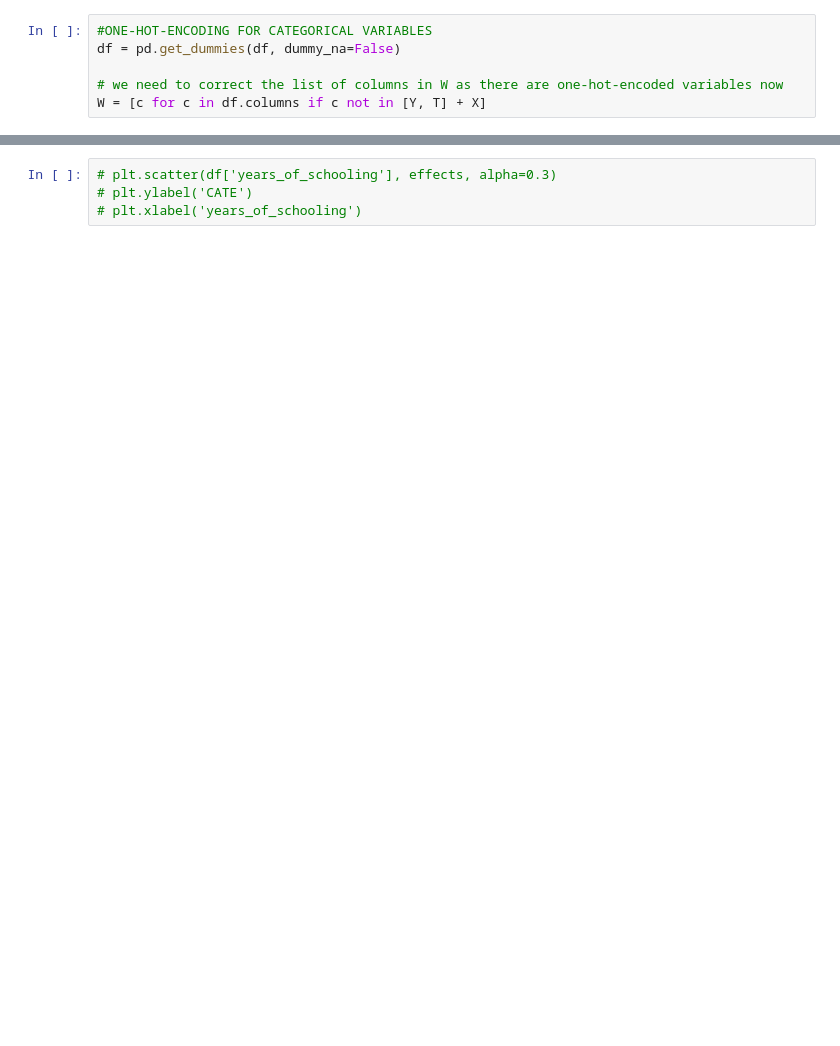
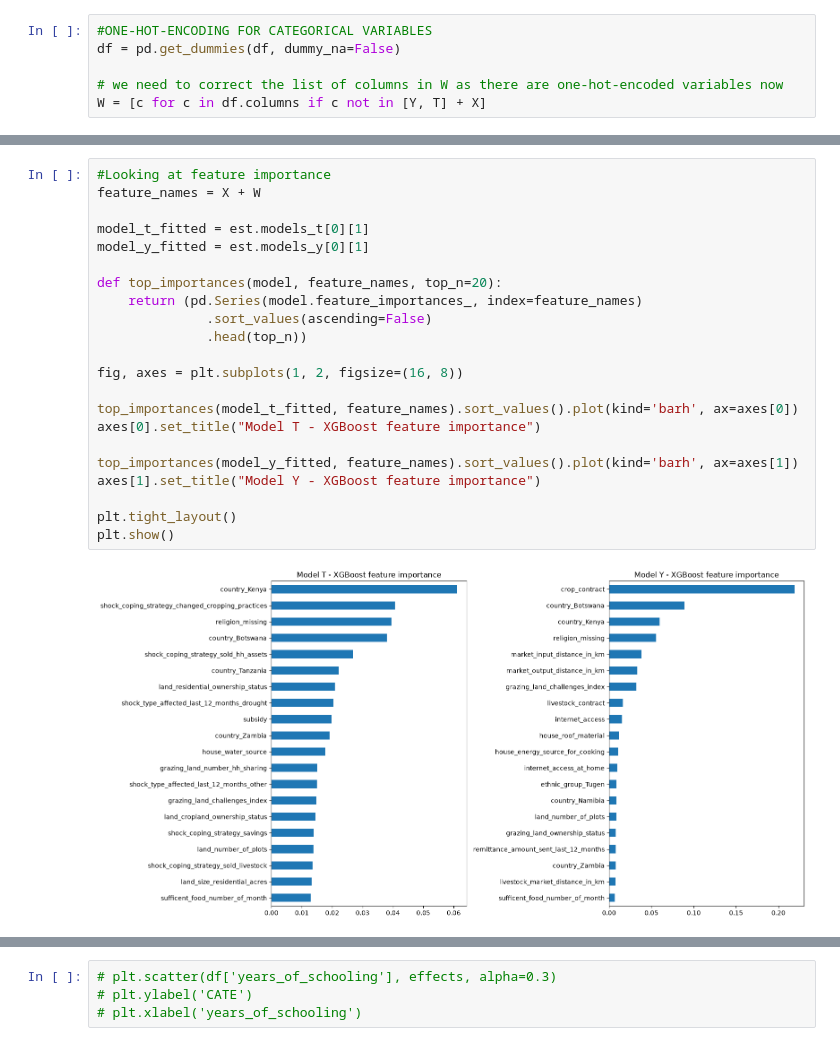
Before and after one commit to fra-c08-job-futures/c08-farming-exit, a Jupyter notebook: notebooks/04_causal_forest.ipynb, the cells around one changed output, grey strips where cells are left out. Drawn from its saved outputs; the diff is of its cells as text; blank space fills up the shorter version.

Commit message:
adding feature importance and shap values

```diff
--- a/notebooks/04_causal_forest.ipynb
+++ b/notebooks/04_causal_forest.ipynb
@@ -269,0 +362,24 @@ est.fit(Y=df[Y], T=df[T], X=df[X], W=df[W], cache_values=True)
+# %%
+#Looking at feature importance
+feature_names = X + W
+
+model_t_fitted = est.models_t[0][1]
+model_y_fitted = est.models_y[0][1]
+
+def top_importances(model, feature_names, top_n=20):
+    return (pd.Series(model.feature_importances_, index=feature_names)
+              .sort_values(ascending=False)
+              .head(top_n))
+
+fig, axes = plt.subplots(1, 2, figsize=(16, 8))
+
+top_importances(model_t_fitted, feature_names).sort_values().plot(kind='barh', ax=axes[0])
+axes[0].set_title("Model T - XGBoost feature importance")
+
+top_importances(model_y_fitted, feature_names).sort_values().plot(kind='barh', ax=axes[1])
+axes[1].set_title("Model Y - XGBoost feature importance")
+
+plt.tight_layout()
+plt.show()
+# %% [output]
+[figure, added]
```
Also changed, not shown: parts of 31 cells of this notebook.
